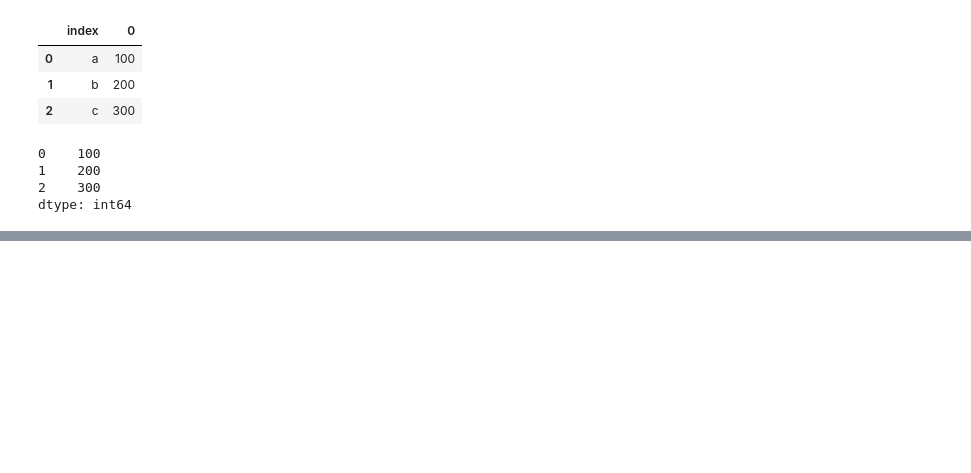
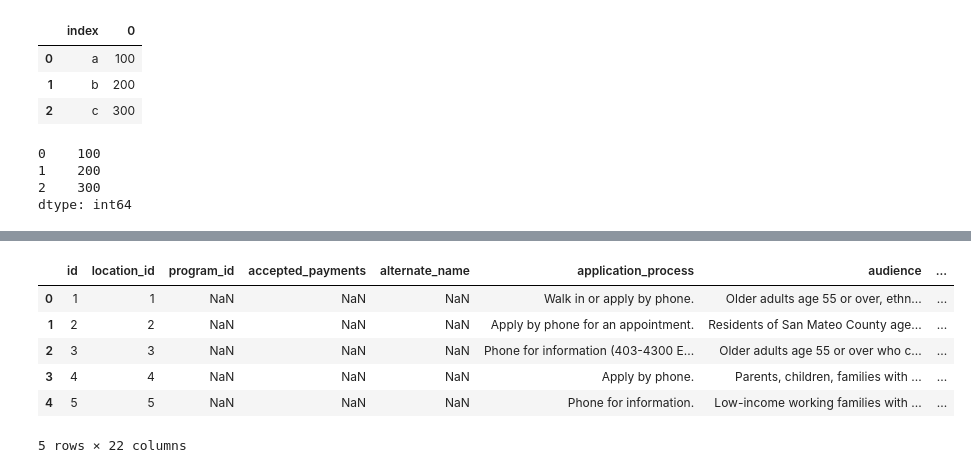
Before and after one commit to pashupatinathvidyarthi/Data-Analytics, a Jupyter notebook: Pandas/Pandas_01.ipynb, the cells around one changed output, grey strips where cells are left out. Saved outputs shown, nothing was run; the diff lists cells and outputs as text; code cells hidden in the pictures; blank space fills up the shorter version.

```diff
--- a/Pandas/Pandas_01.ipynb
+++ b/Pandas/Pandas_01.ipynb
@@ -260,0 +323,10 @@ dtype: int64
+# %%
+df.head(5) # This code is accessing the first 5 rows of the DataFrame df. The head() method returns a new DataFrame containing the specified number of rows from the top of the original DataFrame. If you want to see a different number of rows, you can pass that number as an argument to the head() method (e.g., df.head(10) for the first 10 rows).
+# %% [output]
+|  | id | location_id | program_id | accepted_payments | alternate_name | application_process | audience | ... |
+| 0 | 1 | 1 | NaN | NaN | NaN | Walk in or apply by phone. | Older adults age 55 or over, ethn... | ... |
+| 1 | 2 | 2 | NaN | NaN | NaN | Apply by phone for an appointment. | Residents of San Mateo County age... | ... |
+| 2 | 3 | 3 | NaN | NaN | NaN | Phone for information (403-4300 E... | Older adults age 55 or over who c... | ... |
+| 3 | 4 | 4 | NaN | NaN | NaN | Apply by phone. | Parents, children, families with ... | ... |
+| 4 | 5 | 5 | NaN | NaN | NaN | Phone for information. | Low-income working families with ... | ... |
+5 rows × 22 columns
```
Also changed, not shown: parts of 17 cells of this notebook.
